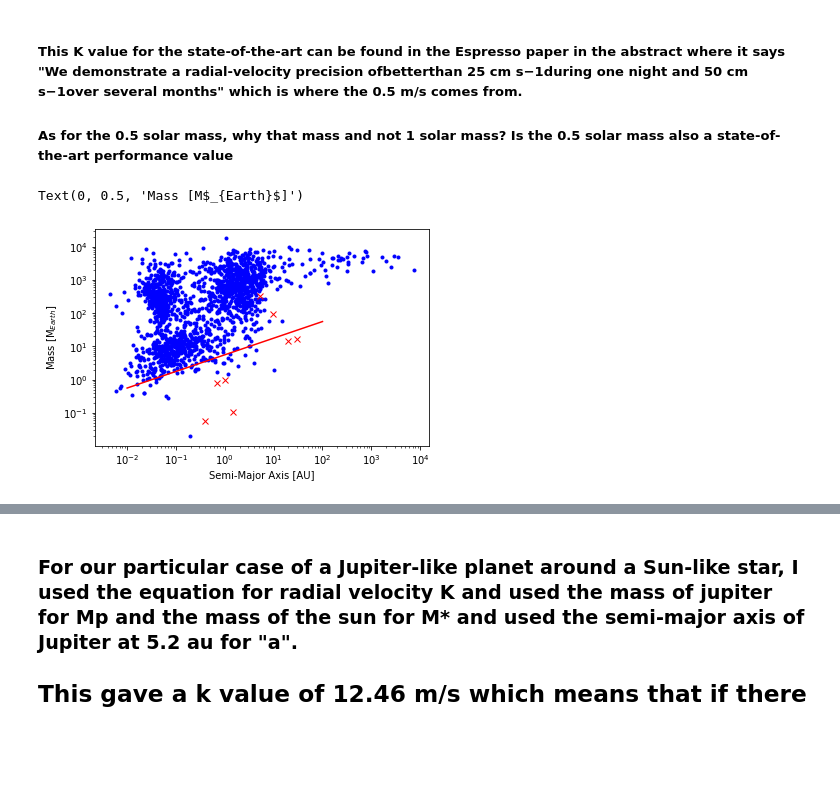
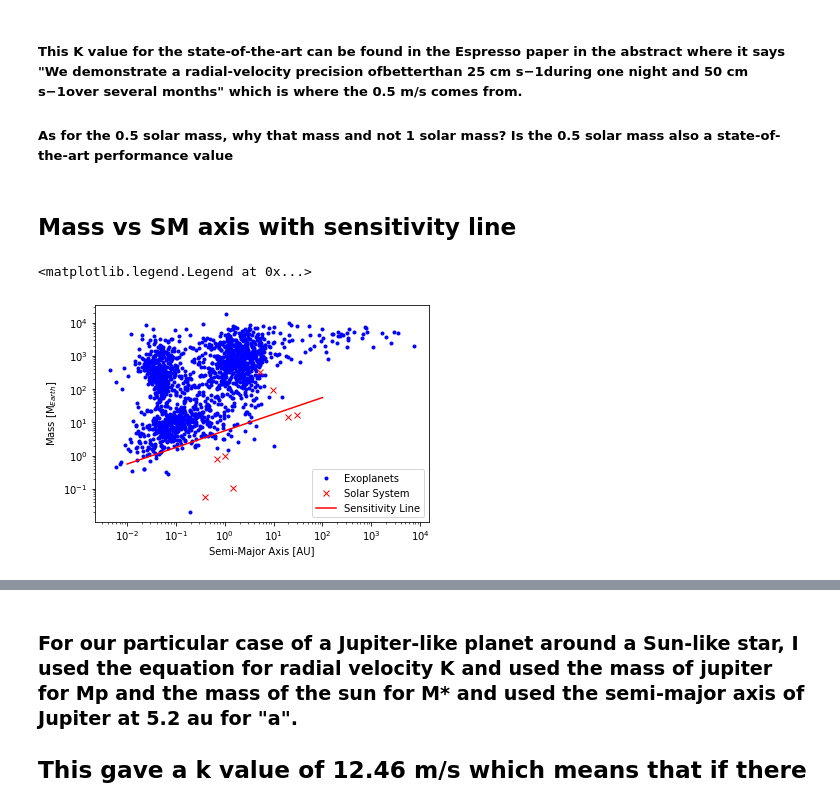
Before and after one commit to Steele23/EarthSc-5205-Steele, a Jupyter notebook: Week_02_NASA_Exoplanet_Archive_data_explorer (2).ipynb, the cells around one changed output, grey strips where cells are left out. Drawn from its saved outputs; the diff is of its cells as text; code cells hidden in the pictures; blank space fills up the shorter version.

```diff
--- a/Week_02_NASA_Exoplanet_Archive_data_explorer (2).ipynb
+++ b/Week_02_NASA_Exoplanet_Archive_data_explorer (2).ipynb
@@ -101,18 +106,27 @@ K_val = 0.5
 # x-axis (semi-major axis) for a continuous line
 sma_arr = 10.0**(np.arange(5)-2) * u.AU
 
+# x axis for period plots
+per_arr = 10.0**(np.arange(8)-2) * u.day
+
 # y axis mass fo the planet determined by equations above
-m_p_arr = K_val * u.meter / u.second * sol_mass * u.solMass * np.sqrt(sma_arr / ac.G / (sol_mass * u.solMass))
+m_p_arr_sma = K_val * u.meter / u.second * sol_mass * u.solMass * np.sqrt(sma_arr / ac.G / (sol_mass * u.solMass))
+
+# y axis for with period for the x axis
+m_p_arr_per = K_val * u.meter / u.second * sol_mass * u.solMass * np.sqrt(((per_arr**2)*ac.G*(sol_mass * u.solMass)/2/np.pi)**(1/3) / ac.G / (sol_mass * u.solMass))
+# %% [markdown]
+## Mass vs SM axis with sensitivity line
 # %%
-# Mass sensitivity plot for radial velocity state-of-the-art
+# Mass sensitivity plot for radial velocity state-of-the-art on a Mass vs Semi-Major axis
 
-plt.plot(tab["pl_orbsmax"], tab["pl_bmasse"], "b.")
-plt.plot(solsys["semi_ma"], solsys["mass_e"], "rx")
-plt.plot(sma_arr.value, m_p_arr.decompose().to(u.earthMass), color="red")
+plt.plot(tab["pl_orbsmax"], tab["pl_bmasse"], "b.", label="Exoplanets")
+plt.plot(solsys["semi_ma"], solsys["mass_e"], "rx", label="Solar System")
+plt.plot(sma_arr.value, m_p_arr_sma.decompose().to(u.earthMass), color="red", label="Sensitivity Line")
 plt.xscale("log")
 plt.yscale("log")
 plt.xlabel("Semi-Major Axis [AU]")
 plt.ylabel(r"Mass [M$_{Earth}$]")
+plt.legend(loc="lower right")
 # %% [output]
-Text(0, 0.5, 'Mass [M$_{Earth}$]')
+<matplotlib.legend.Legend at 0x...>
-[figure, old version]
+[figure, new version]
```
Also changed, not shown: parts of 5 cells of this notebook.
